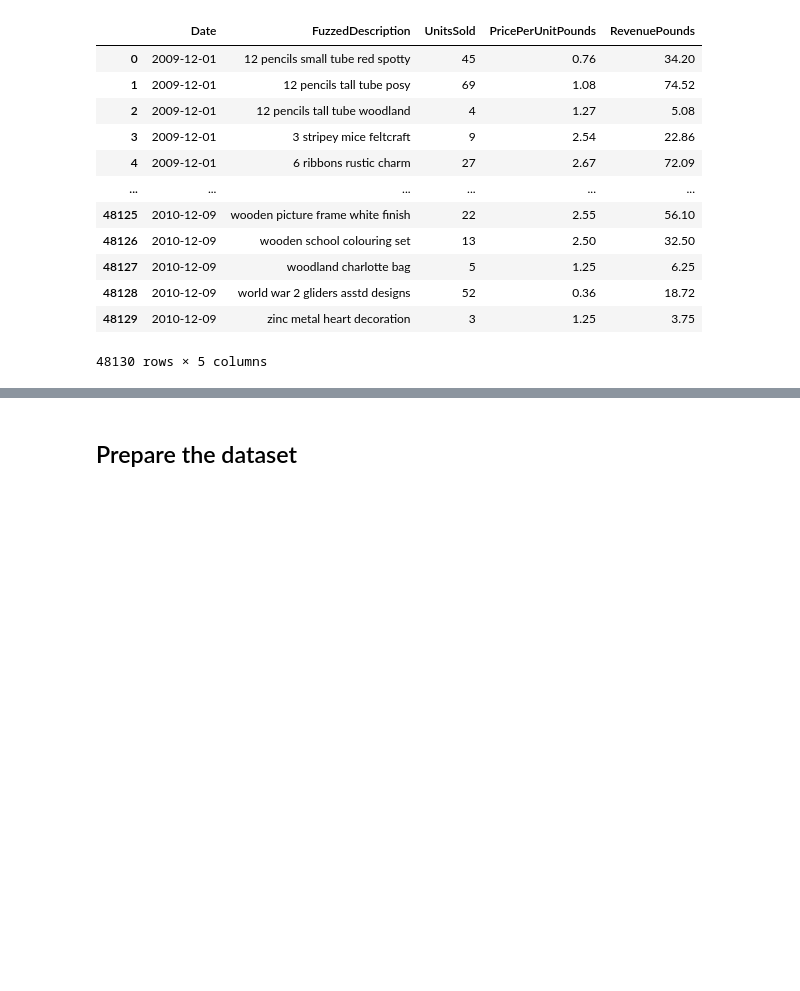
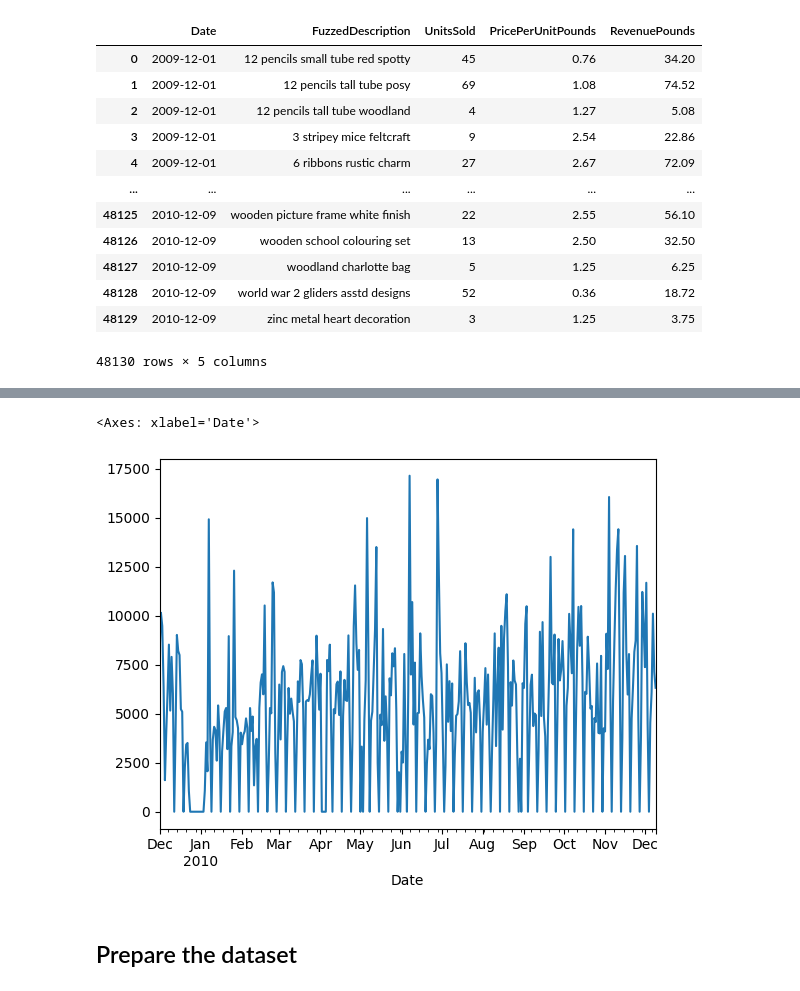
Before and after one commit to luizvalle/ieor4578_project2, a Jupyter notebook: notebooks/tft/temporal_fusion_transformer.ipynb, the cells around one changed output, grey strips where cells are left out. Saved outputs shown, nothing was run; the diff lists cells and outputs as text; code cells hidden in the pictures; blank space fills up the shorter version.

Commit message:
Start training TFT

```diff
--- a/notebooks/tft/temporal_fusion_transformer.ipynb
+++ b/notebooks/tft/temporal_fusion_transformer.ipynb
@@ -78,0 +89,4 @@ online_retail_df
+# %%
+expected_dates = pd.date_range(start=online_retail_df["Date"].min(), end=online_retail_df["Date"].max(), freq="D")
+missing_dates = expected_dates.difference(online_retail_df['Date'].unique())
+missing_dates
@@ -79,3 +112,16 @@ online_retail_df
+# %%
+all_products = online_retail_df['FuzzedDescription'].unique()
+full_index = pd.MultiIndex.from_product(
+    [all_products, expected_dates],
+    names=['FuzzedDescription', 'Date']
+)
+
+complete_df = online_retail_df.set_index(["FuzzedDescription", "Date"]).reindex(full_index).reset_index().fillna(0)
+# %%
+complete_df.groupby('Date')['UnitsSold'].sum().plot()
+# %% [output]
+<Axes: xlabel='Date'>
+[figure, added]
 # %% [markdown]
 ## Prepare the dataset
 # %%
```
Also changed, not shown: parts of 14 cells of this notebook, 1 other file.
